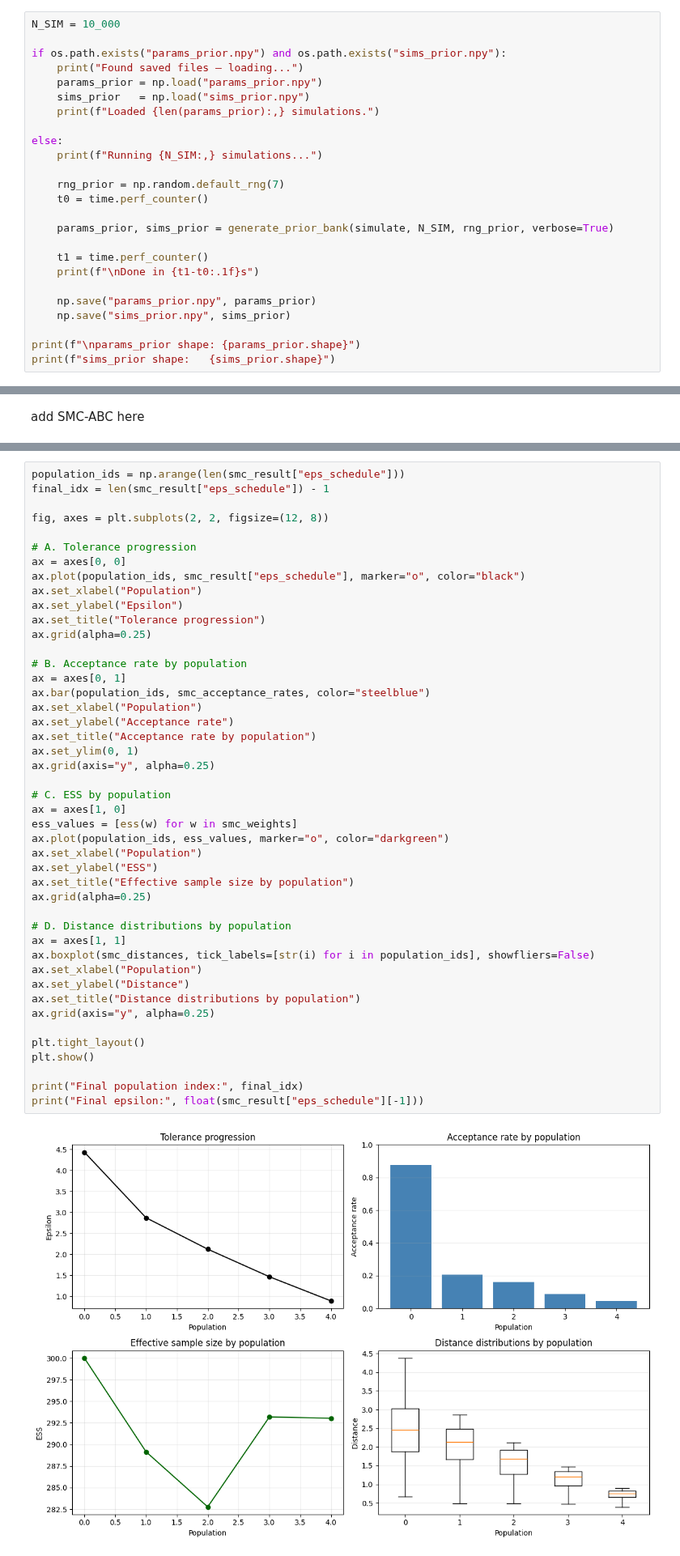
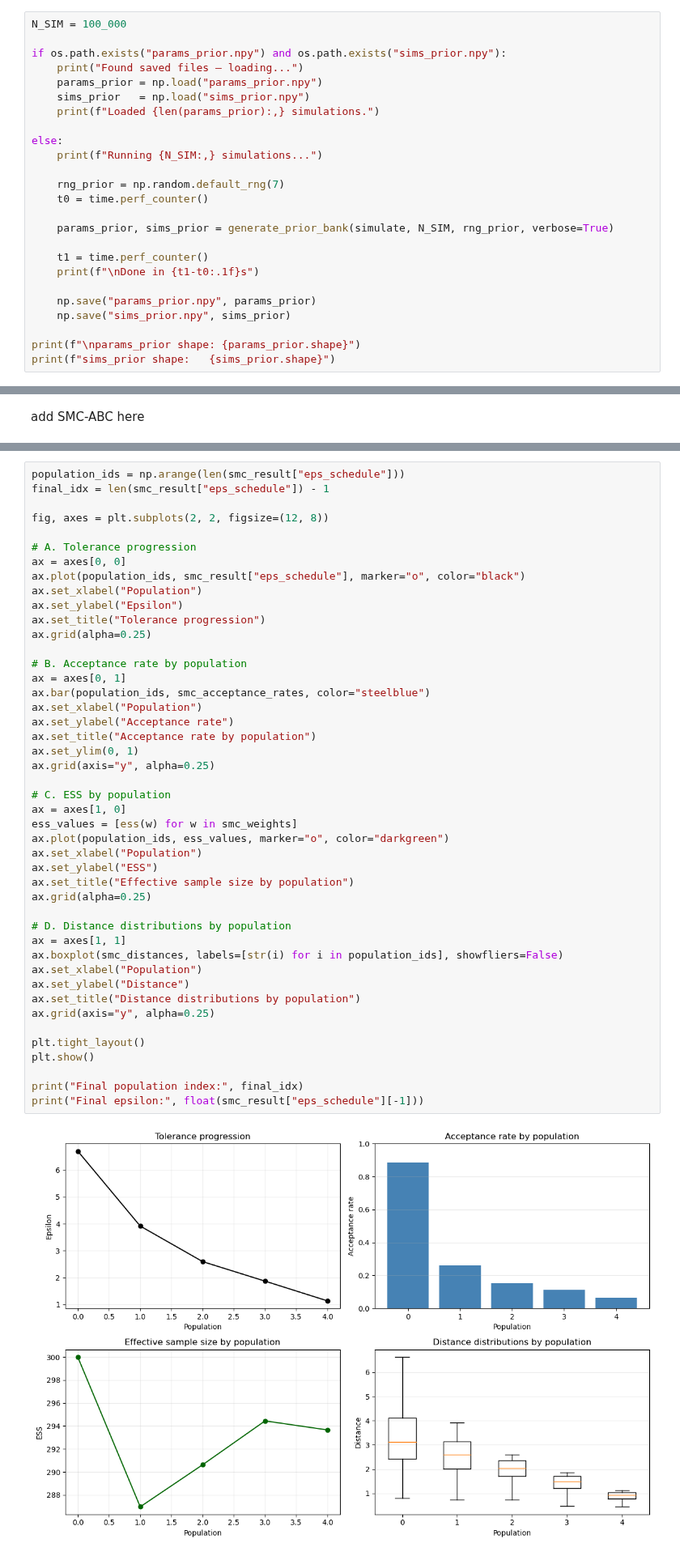
Before and after one commit to zyyy22/ST3247-Project, a Jupyter notebook: 4_adv_methods.ipynb, the cells around one changed output, grey strips where cells are left out. Shown at 81% size. Drawn from its saved outputs; the diff is of its cells as text.

```diff
--- a/4_adv_methods.ipynb
+++ b/4_adv_methods.ipynb
@@ -28,7 +28,7 @@ degree_obs   = pd.read_csv("data/final_degree_histograms.csv")
 
 s_obs = load_observed_summaries(infected_obs, rewire_obs, degree_obs)
 # %%
-N_SIM = 10_000
+N_SIM = 100_000
 
 if os.path.exists("params_prior.npy") and os.path.exists("sims_prior.npy"):
     print("Found saved files — loading...")
@@ -1114,33 +1107,33 @@ ax.grid(alpha=0.25)
 ax = axes[0, 1]
 ax.bar(population_ids, smc_acceptance_rates, color="steelblue")
 ax.set_xlabel("Population")
 ax.set_ylabel("Acceptance rate")
 ax.set_title("Acceptance rate by population")
 ax.set_ylim(0, 1)
 ax.grid(axis="y", alpha=0.25)
 
 # C. ESS by population
 ax = axes[1, 0]
 ess_values = [ess(w) for w in smc_weights]
 ax.plot(population_ids, ess_values, marker="o", color="darkgreen")
 ax.set_xlabel("Population")
 ax.set_ylabel("ESS")
 ax.set_title("Effective sample size by population")
 ax.grid(alpha=0.25)
 
 # D. Distance distributions by population
 ax = axes[1, 1]
-ax.boxplot(smc_distances, tick_labels=[str(i) for i in population_ids], showfliers=False)
+ax.boxplot(smc_distances, labels=[str(i) for i in population_ids], showfliers=False)
 ax.set_xlabel("Population")
 ax.set_ylabel("Distance")
 ax.set_title("Distance distributions by population")
 ax.grid(axis="y", alpha=0.25)
 
 plt.tight_layout()
 plt.show()
 
 print("Final population index:", final_idx)
 print("Final epsilon:", float(smc_result["eps_schedule"][-1]))
 # %% [output]
-[figure, old version]
+[figure, new version]
 Final population index: 4
```
Also changed, not shown: parts of 26 cells of this notebook, 2 other files.
